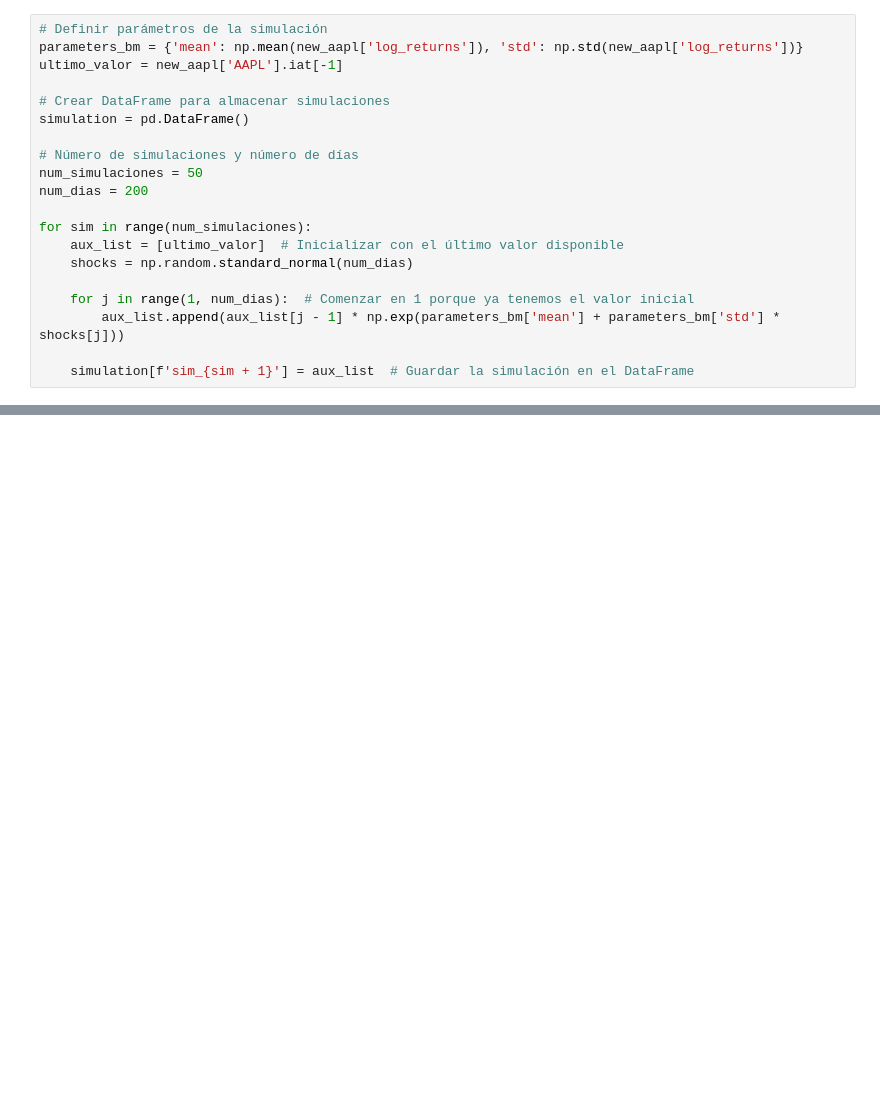
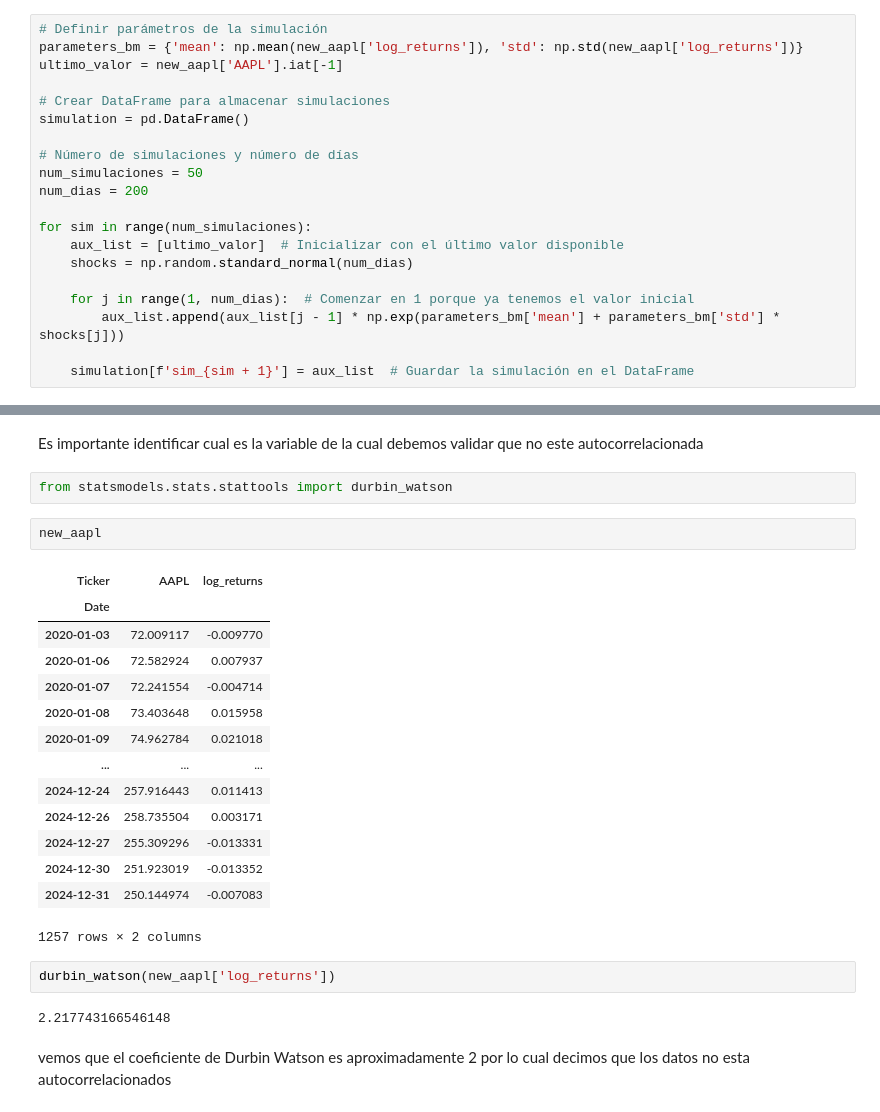
Before and after one commit to DaveQuant/Mathematical-Models-For-Pricing-Options, a Jupyter notebook: Mathematical Models.ipynb, the cells around one changed output, grey strips where cells are left out. Saved outputs shown, nothing was run; the diff lists cells and outputs as text; blank space fills up the shorter version.

Commit message:
Durbin Watson test

```diff
--- a/Mathematical Models.ipynb
+++ b/Mathematical Models.ipynb
@@ -124,0 +126,27 @@ simulation.plot(kind = 'line', figsize = (19,8), legend= False)
+# %% [markdown]
+Es importante identificar cual es la variable de la cual debemos validar que no este autocorrelacionada
+# %%
+from statsmodels.stats.stattools import durbin_watson
+# %%
+new_aapl
+# %% [output]
+| Ticker | AAPL | log_returns |
+| Date |  |  |
+| 2020-01-03 | 72.009117 | -0.009770 |
+| 2020-01-06 | 72.582924 | 0.007937 |
+| 2020-01-07 | 72.241554 | -0.004714 |
+| 2020-01-08 | 73.403648 | 0.015958 |
+| 2020-01-09 | 74.962784 | 0.021018 |
+| ... | ... | ... |
+| 2024-12-24 | 257.916443 | 0.011413 |
+| 2024-12-26 | 258.735504 | 0.003171 |
+| 2024-12-27 | 255.309296 | -0.013331 |
+| 2024-12-30 | 251.923019 | -0.013352 |
+| 2024-12-31 | 250.144974 | -0.007083 |
+1257 rows × 2 columns
+# %%
+durbin_watson(new_aapl['log_returns'])
+# %% [output]
+2.217743166546148
+# %% [markdown]
+vemos que el coeficiente de Durbin Watson es aproximadamente 2 por lo cual decimos que los datos no esta autocorrelacionados
```
Also changed, not shown: parts of 3 cells of this notebook.
